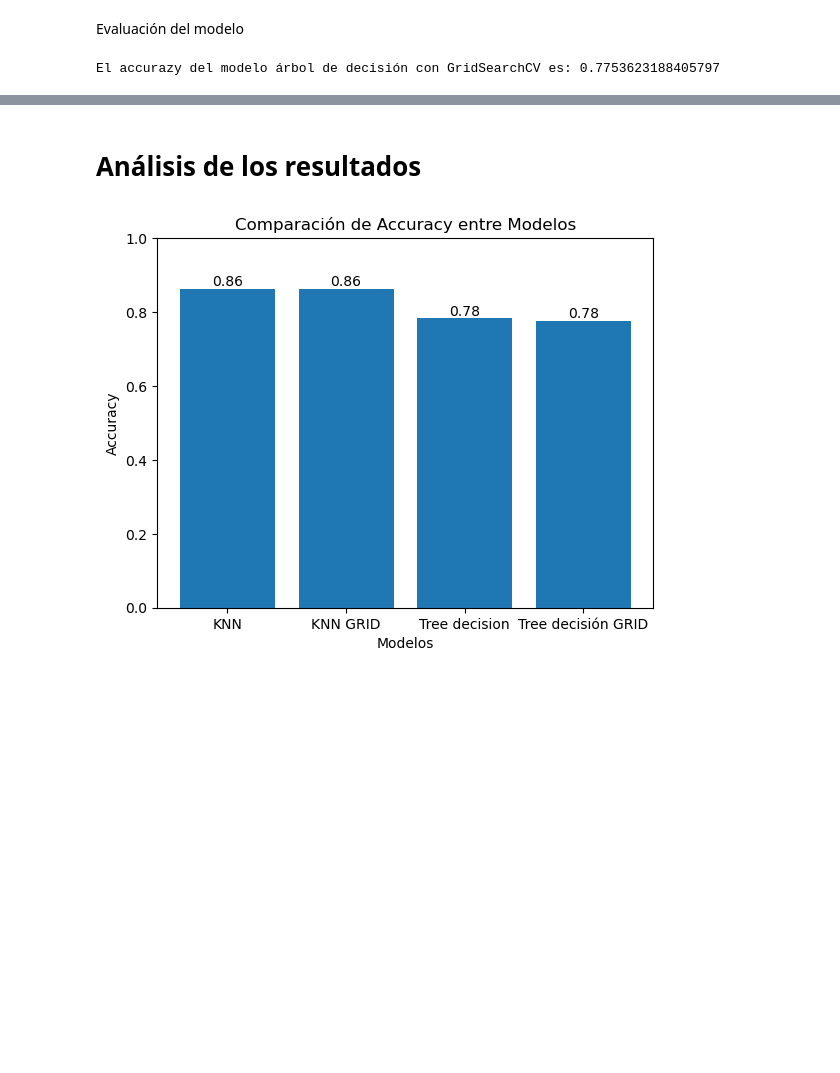
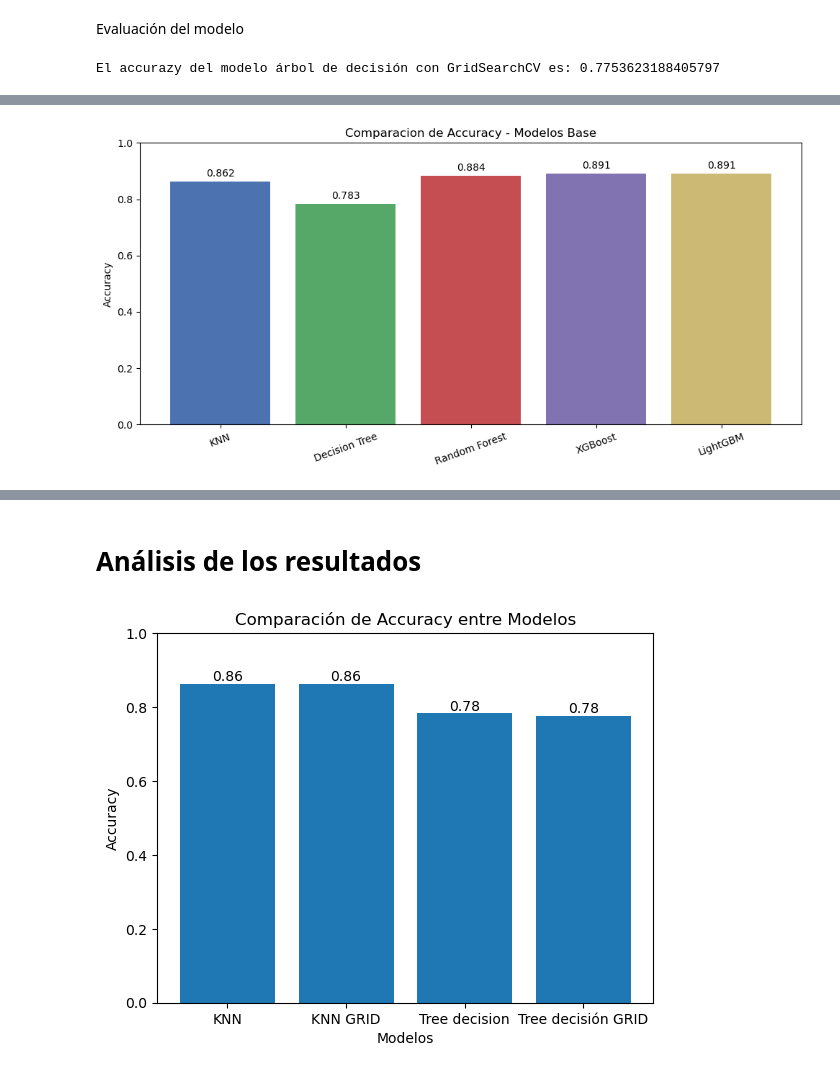
Before and after one commit to Franguti4k/Modelo-predicitvo-de-infartos, a Jupyter notebook: Entrenamiento.ipynb, the cells around one changed output, grey strips where cells are left out. Saved outputs shown, nothing was run; the diff lists cells and outputs as text; code cells hidden in the pictures; blank space fills up the shorter version.

```diff
--- a/Entrenamiento.ipynb
+++ b/Entrenamiento.ipynb
@@ -107,0 +250,10 @@ El accurazy del modelo árbol de decisión con GridSearchCV es: 0.77536231884057
+# %%
+accuracy_7 = accuracy_score(y_test, y_pred7)
+f1_macro_7 = f1_score(y_test, y_pred7, average='macro')
+
+print('Accuracy LightGBM:', accuracy_7)
+print('F1 macro LightGBM:', f1_macro_7)
+print('\nMatriz de confusion LightGBM:')
+print(confusion_matrix(y_test, y_pred7))
+print('\nClassification report LightGBM:')
+print(classification_report(y_test, y_pred7))
@@ -107,0 +307,17 @@ El accurazy del modelo árbol de decisión con GridSearchCV es: 0.77536231884057
+# %%
+model_names = ['KNN', 'Decision Tree', 'Random Forest', 'XGBoost', 'LightGBM']
+y_preds = [y_pred1, y_pred3, y_pred5, y_pred6, y_pred7]
+
+metrics_df = pd.DataFrame({
+    'Modelo': model_names,
+    'Accuracy': [accuracy_1, accuracy_3, accuracy_5, accuracy_6, accuracy_7],
+    'F1 macro': [
+        f1_score(y_test, y_pred1, average='macro'),
+        f1_score(y_test, y_pred3, average='macro'),
+        f1_macro_5,
+        f1_macro_6,
+        f1_macro_7
+    ]
+})
+
+metrics_df
@@ -107,0 +331,14 @@ El accurazy del modelo árbol de decisión con GridSearchCV es: 0.77536231884057
+# %%
+plt.figure(figsize=(10, 5))
+bars = plt.bar(metrics_df['Modelo'], metrics_df['Accuracy'], color=['#4C72B0', '#55A868', '#C44E52', '#8172B2', '#CCB974'])
+plt.title('Comparacion de Accuracy - Modelos Base')
+plt.ylabel('Accuracy')
+plt.ylim(0, 1)
+plt.xticks(rotation=20)
+for bar in bars:
+    h = bar.get_height()
+    plt.text(bar.get_x() + bar.get_width()/2, h + 0.01, f'{h:.3f}', ha='center', va='bottom')
+plt.tight_layout()
+plt.show()
+# %% [output]
+[figure, added]
```
Also changed, not shown: parts of 29 cells of this notebook, 2 other files.
